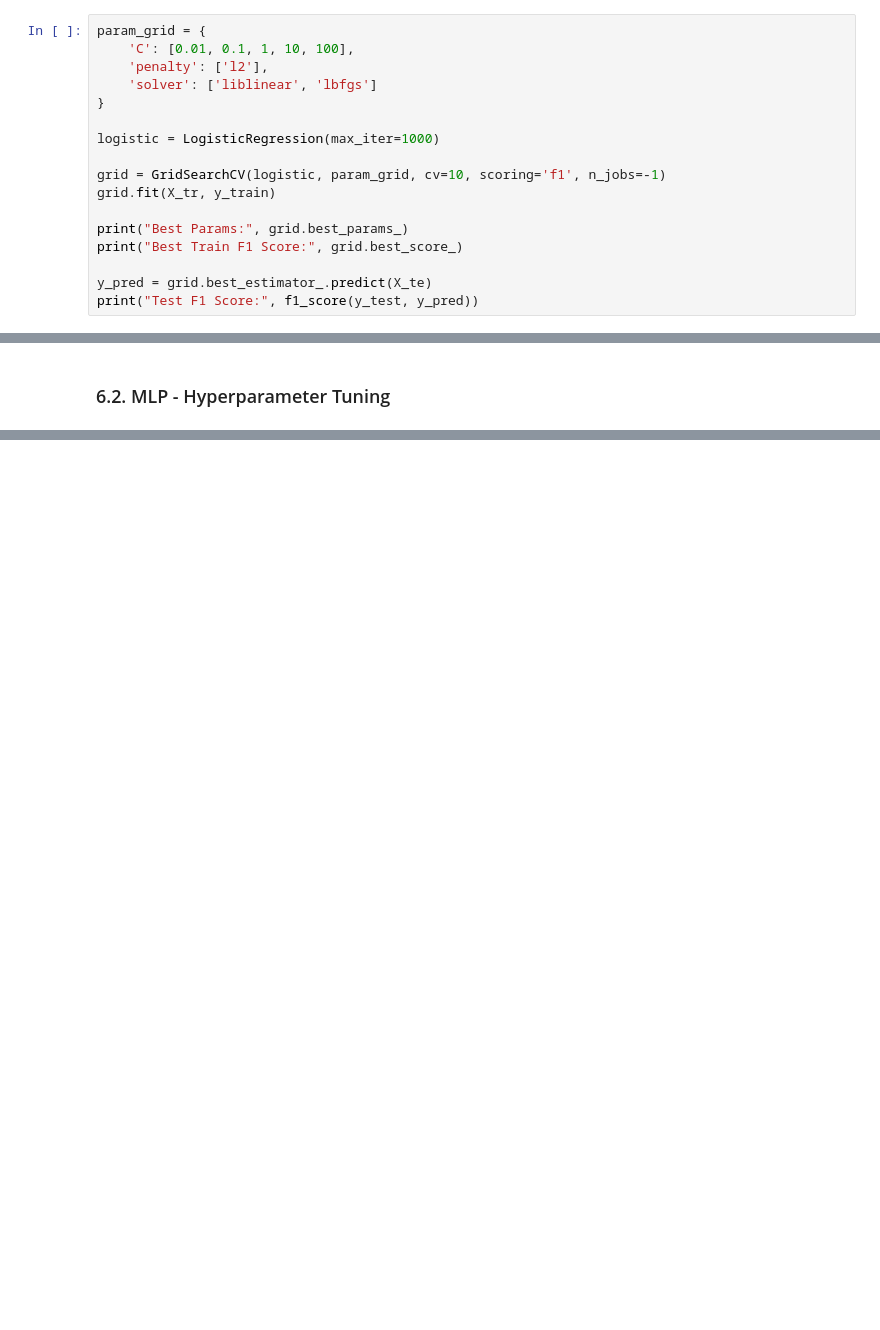
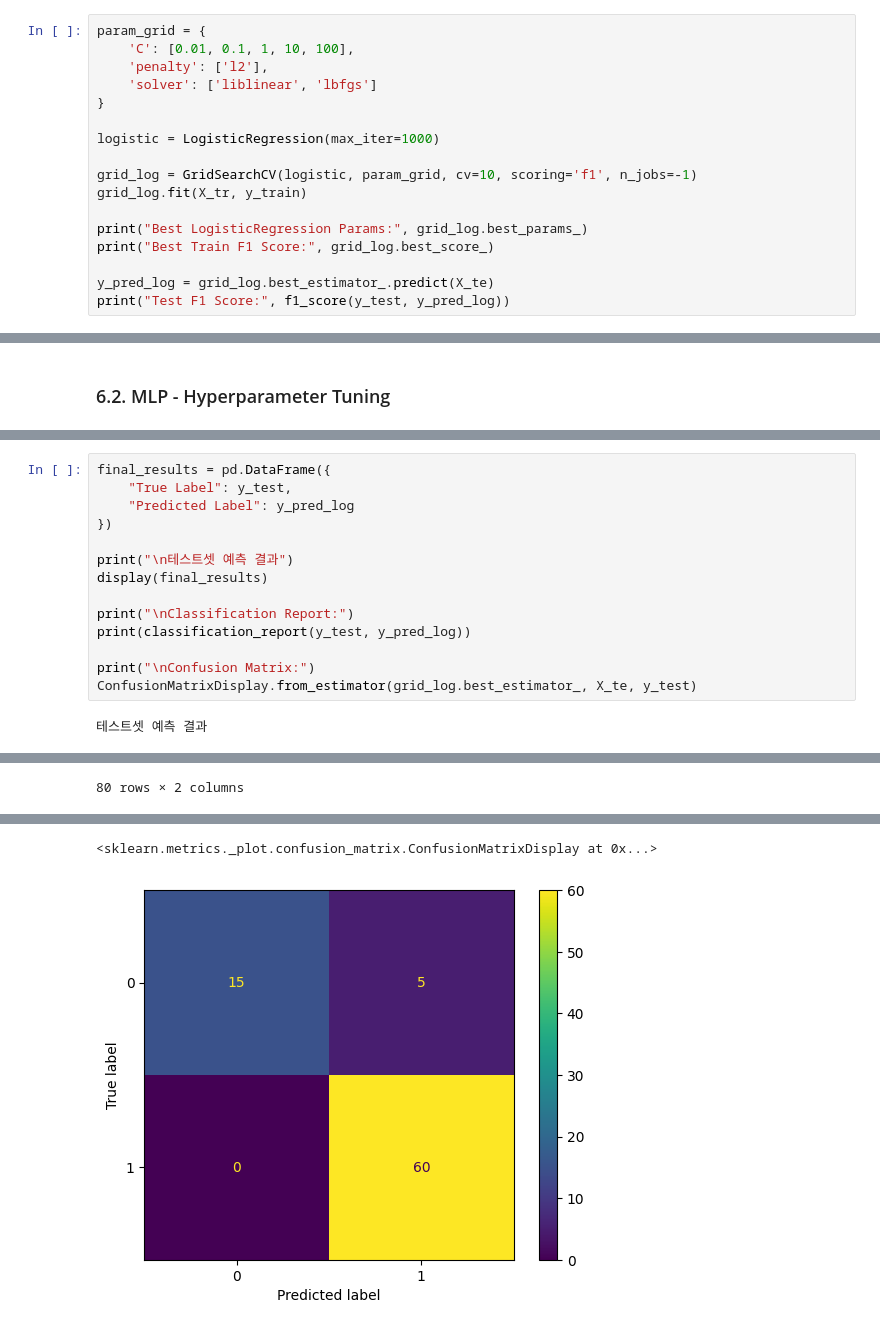
Before and after one commit to chlgulwn/ML_Model_Dev, a Jupyter notebook: ML_model.ipynb, the cells around one changed output, grey strips where cells are left out. Drawn from its saved outputs; the diff is of its cells as text; blank space fills up the shorter version.

Commit message:
feat(evaluation): final testset prediction and result analysis

```diff
--- a/ML_model.ipynb
+++ b/ML_model.ipynb
@@ -219,12 +219,12 @@ param_grid = {
 
 logistic = LogisticRegression(max_iter=1000)
 
-grid = GridSearchCV(logistic, param_grid, cv=10, scoring='f1', n_jobs=-1)
-grid.fit(X_tr, y_train)
+grid_log = GridSearchCV(logistic, param_grid, cv=10, scoring='f1', n_jobs=-1)
+grid_log.fit(X_tr, y_train)
 
-print("Best Params:", grid.best_params_)
-print("Best Train F1 Score:", grid.best_score_)
+print("Best LogisticRegression Params:", grid_log.best_params_)
+print("Best Train F1 Score:", grid_log.best_score_)
 
-y_pred = grid.best_estimator_.predict(X_te)
-print("Test F1 Score:", f1_score(y_test, y_pred))
+y_pred_log = grid_log.best_estimator_.predict(X_te)
+print("Test F1 Score:", f1_score(y_test, y_pred_log))
 # %% [output]
@@ -258,0 +261,16 @@ Test F1 Score: 0.967741935483871
+# %%
+final_results = pd.DataFrame({
+    "True Label": y_test,
+    "Predicted Label": y_pred_log
+})
+
+print("\n테스트셋 예측 결과")
+display(final_results)
+
+print("\nClassification Report:")
+print(classification_report(y_test, y_pred_log))
+
+print("\nConfusion Matrix:")
+ConfusionMatrixDisplay.from_estimator(grid_log.best_estimator_, X_te, y_test)
+# %% [output]
+테스트셋 예측 결과
@@ -258,0 +289 @@ Test F1 Score: 0.967741935483871
+80 rows × 2 columns
@@ -258,0 +302,2 @@ Test F1 Score: 0.967741935483871
+<sklearn.metrics._plot.confusion_matrix.ConfusionMatrixDisplay at 0x...>
+[figure, added]
```
Also changed, not shown: parts of 5 cells of this notebook, 1 other file.
